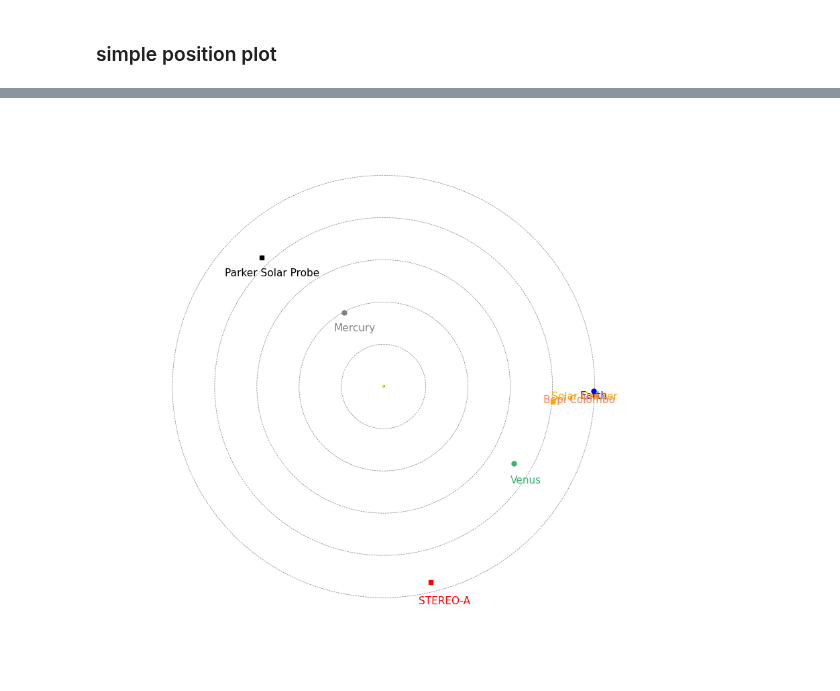
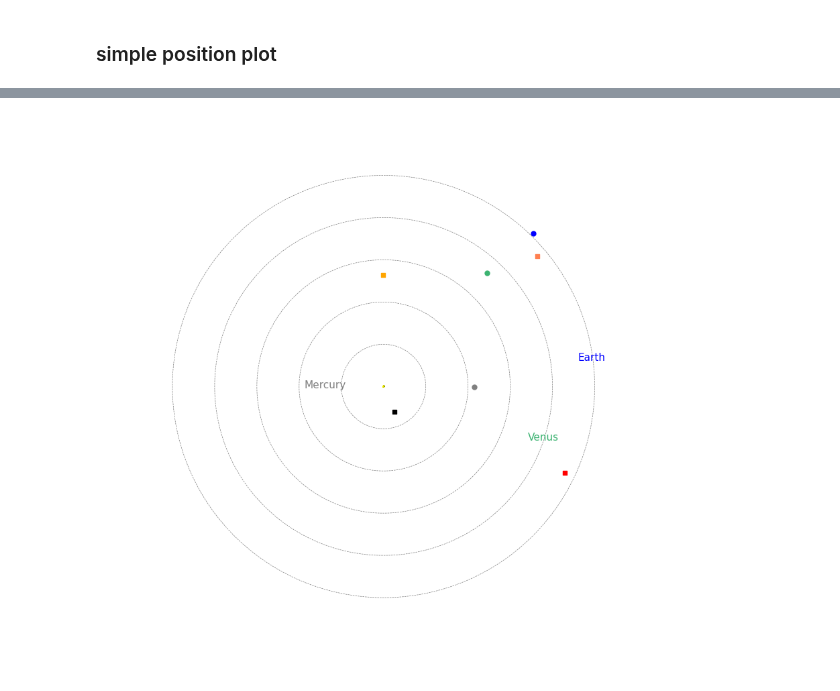
Before and after one commit to cmoestl/solar_orbiter, a Jupyter notebook: event_visuals_june7.ipynb, the cells around one changed output, grey strips where cells are left out. Drawn from its saved outputs; the diff is of its cells as text; code cells hidden in the pictures.

```diff
--- a/event_visuals_june7.ipynb
+++ b/event_visuals_june7.ipynb
@@ -442,8 +415,8 @@ ax1 = plt.subplot2grid((1, 1), (0, 0),projection='3d')
 ######### tilted view
 plot_configure(ax1, view_azim=40, view_elev=90, view_radius=.8)
 
-#impact time of CME at solar orbiter 2020-04-19 05:07 UT
-ti = datetime.datetime(2020, 4, 19, 5,7,0)
+#impact time of CME at solar orbiter
+ti = datetime.datetime(2020, 6, 7, 0,0,0)
 
 #plot_3dcore(ax1, model_obj, TP_B, color=C_B)
 #plot_3dcore_field(ax1, model_obj, color=C_A, steps=400, step_size=0.0005, lw=1.0, ls="-")
@@ -486,10 +459,10 @@ ax1.text(earth.x[earth_timeind],earth.y[earth_timeind],earth.z[earth_timeind],'E
 ax1.text(venus.x[earth_timeind],venus.y[earth_timeind]+0.08,venus.z[earth_timeind],'Venus', color=venus_color, ha='center',fontsize=fsize-4,verticalalignment='top')
 ax1.text(mercury.x[earth_timeind],mercury.y[earth_timeind]+0.07,mercury.z[earth_timeind],'Mercury', color=mercury_color, ha='center',fontsize=fsize-4,verticalalignment='top')
 
-ax1.text(psp.x[psp_timeind],psp.y[psp_timeind]+0.07,psp.z[psp_timeind],'Parker Solar Probe', color=psp_color, ha='center',fontsize=fsize-4,verticalalignment='top')
-ax1.text(solo.x[solo_timeind]-0.15,solo.y[solo_timeind]+0.07,solo.z[solo_timeind],'Solar Orbiter', color=solo_color, ha='center',fontsize=fsize-4,verticalalignment='top')
-ax1.text(bepi.x[bepi_timeind]+0.05,bepi.y[bepi_timeind]-0.05,bepi.z[bepi_timeind],'Bepi Colombo', color=bepi_color, ha='center',fontsize=fsize-4,verticalalignment='top')
-ax1.text(sta.x[sta_timeind],sta.y[sta_timeind]+0.09,sta.z[sta_timeind],'STEREO-A', color=sta_color, ha='center',fontsize=fsize-4,verticalalignment='top')
+#ax1.text(psp.x[psp_timeind],psp.y[psp_timeind]+0.07,psp.z[psp_timeind],'Parker Solar Probe', color=psp_color, ha='center',fontsize=fsize-4,verticalalignment='top')
+#ax1.text(solo.x[solo_timeind]-0.15,solo.y[solo_timeind]+0.07,solo.z[solo_timeind],'Solar Orbiter', color=solo_color, ha='center',fontsize=fsize-4,verticalalignment='top')
+#ax1.text(bepi.x[bepi_timeind]+0.05,bepi.y[bepi_timeind]-0.05,bepi.z[bepi_timeind],'Bepi Colombo', color=bepi_color, ha='center',fontsize=fsize-4,verticalalignment='top')
+#ax1.text(sta.x[sta_timeind],sta.y[sta_timeind]+0.09,sta.z[sta_timeind],'STEREO-A', color=sta_color, ha='center',fontsize=fsize-4,verticalalignment='top')
 
 #1 AU circle
 p=np.arange(0,2*np.pi,0.01)
@@ -518,2 +491,2 @@ current frame_time_num 2020-04-19 05:07:00+00:00
-[figure, old version]
+[figure, new version]
 # %% [markdown]
```
Also changed, not shown: parts of 12 cells of this notebook, 8 other files.
